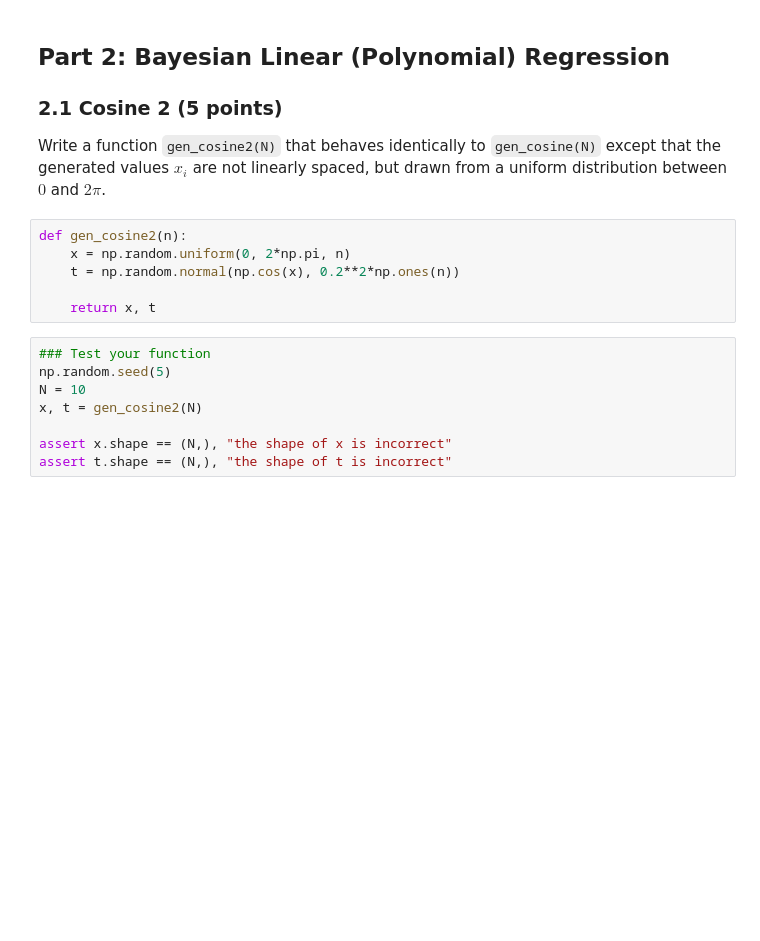
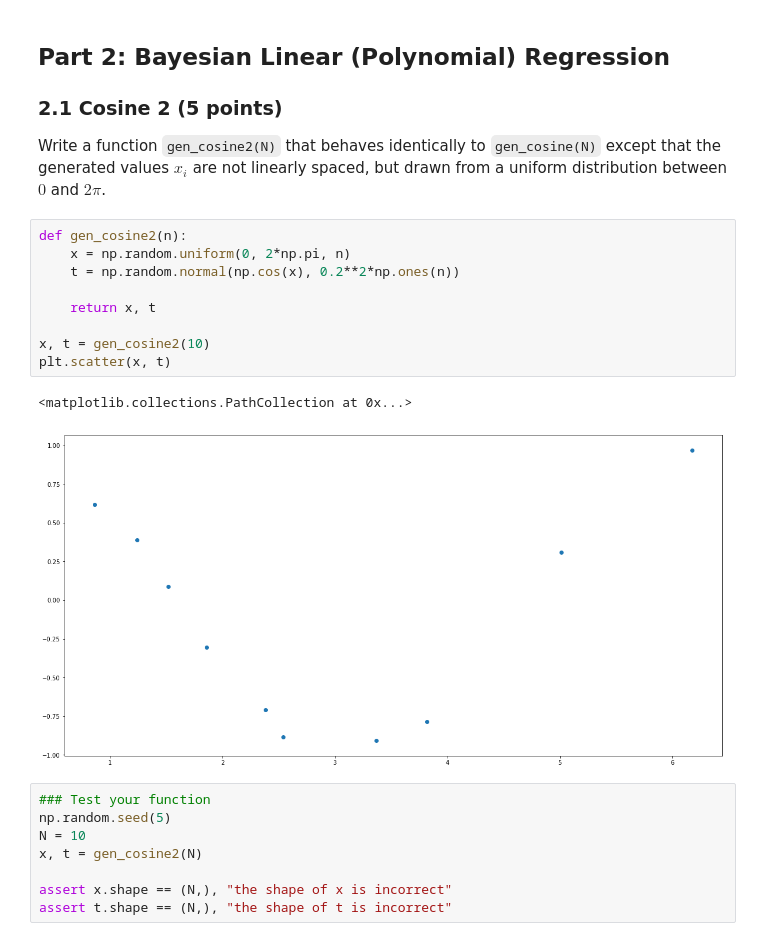
Before and after one commit to hammond756/ml1labs, a Jupyter notebook: 11336404_10437215_10608516_lab1.ipynb, the cells around one changed output. Cells and saved outputs as stored; diff of their text form; blank space fills up the shorter version.

```diff
--- a/11336404_10437215_10608516_lab1.ipynb
+++ b/11336404_10437215_10608516_lab1.ipynb
@@ -282,9 +282,15 @@ Write a function `gen_cosine2(N)` that behaves identically to `gen_cosine(N)` ex
 # %%
 def gen_cosine2(n):
     x = np.random.uniform(0, 2*np.pi, n)
     t = np.random.normal(np.cos(x), 0.2**2*np.ones(n))
 
     return x, t
+
+x, t = gen_cosine2(10)
+plt.scatter(x, t)
+# %% [output]
+<matplotlib.collections.PathCollection at 0x...>
+[figure, added]
 # %%
 ### Test your function
 np.random.seed(5)
```
Also changed, not shown: parts of 13 cells of this notebook.
